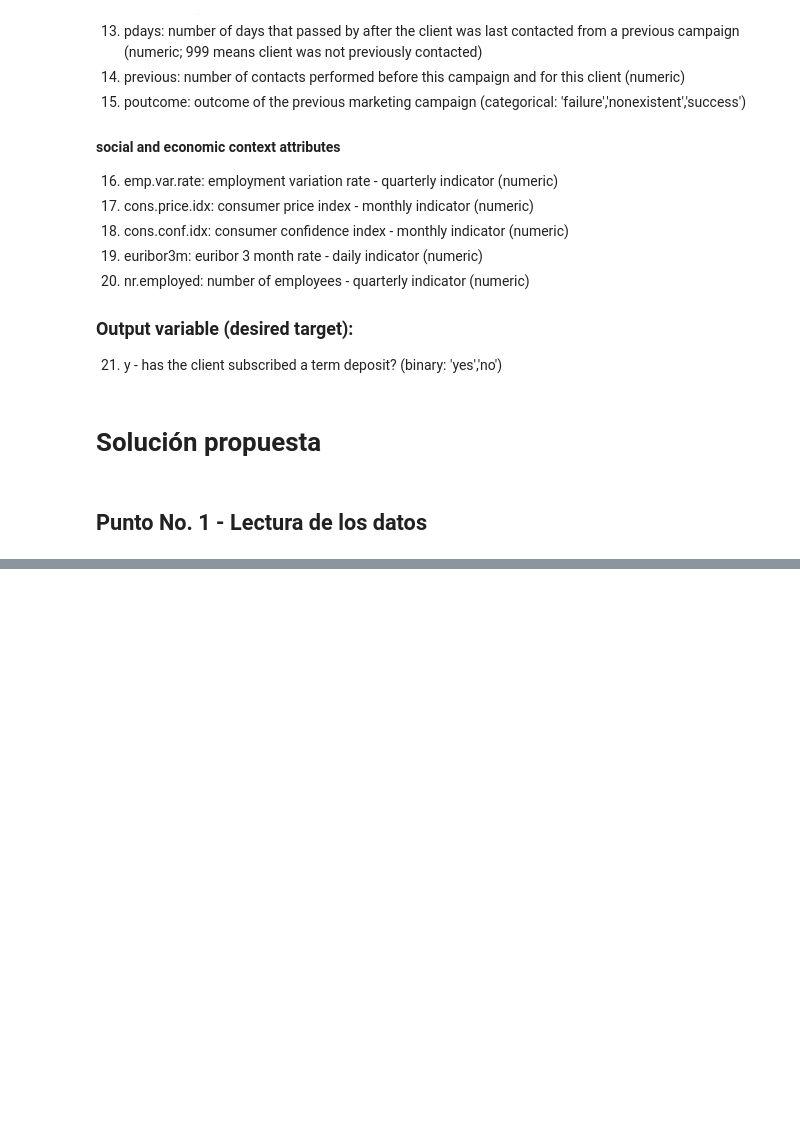
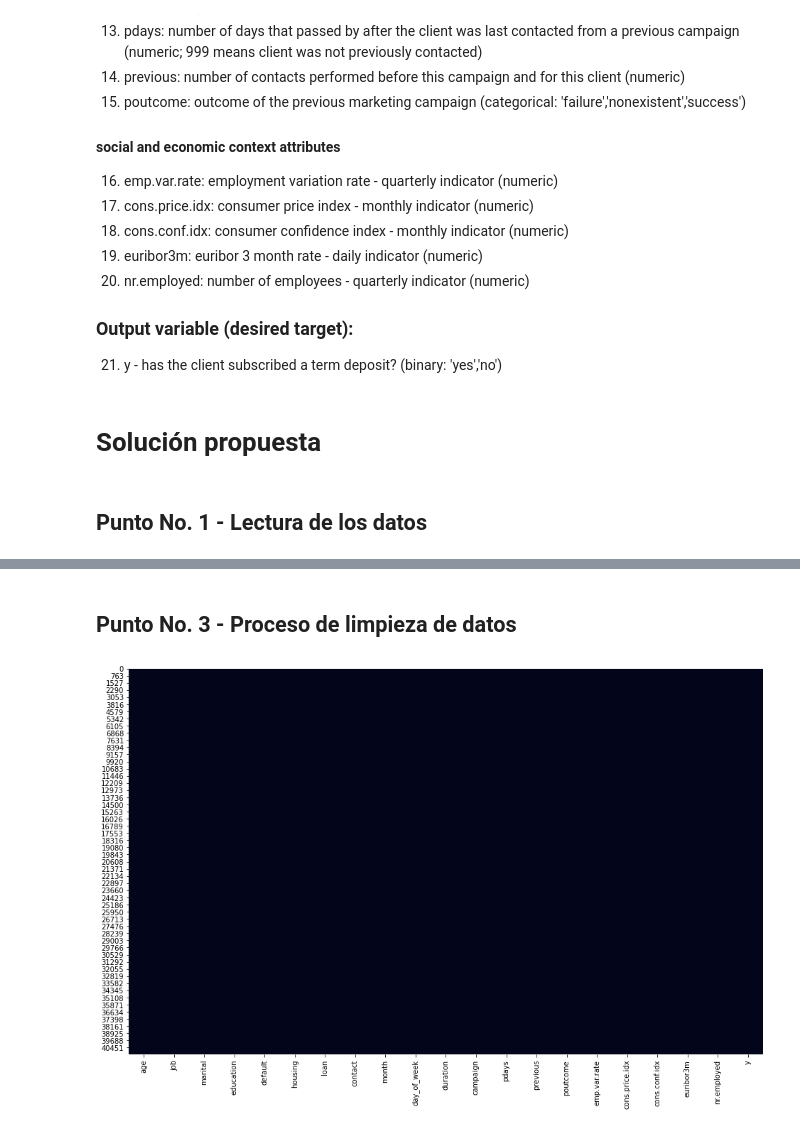
Before and after one commit to japarra27/cda-projects, a Jupyter notebook: Taller_No_4_Bank_Marketing.ipynb, the cells around one changed output, grey strips where cells are left out. Cells and saved outputs as stored; diff of their text form; code cells hidden in the pictures; blank space fills up the shorter version.

```diff
--- a/Taller_No_4_Bank_Marketing.ipynb
+++ b/Taller_No_4_Bank_Marketing.ipynb
@@ -134,2 +116,28 @@ profile = ProfileReport(df, title='Bank marketing profile report', explorative=T
 # %%
 profile.to_file("reporte.html")
+# %% [markdown]
+## Punto No. 3 - Proceso de limpieza de datos
+# %%
+# Configuración de variables
+dict_variables = {
+    "age": np.int8,
+    "job": "category",
+    "marital": "category",
+    "education": "category",
+    "default": "category",
+    "housing": "category",
+    "loan": "category",
+    "contact": "category",
+    "month": "category",
+    "day_of_week": "category",
+    "duration": np.int16,
+    "campaign": np.int16,
+    "pdays": np.int16,
+    "previous": np.int16,
+    "poutcome": "category",
+    "emp.var.rate": np.float32,
+    "cons.price.idx": np.float32,
+    "cons.conf.idx": np.float32,
+    "euribor3m": np.float32,
+    "nr.employed": np.float32
+}
@@ -135,0 +150,9 @@ profile.to_file("reporte.html")
+# %%
+# Eliminación de duplicados
+df = df.drop_duplicates()
+# %%
+# Overview valores faltantes
+plt.figure(figsize=(16, 10))
+sns.heatmap(df.isnull(), cbar=False);
+# %% [output]
+[figure, added]
```
Also changed, not shown: parts of 18 cells of this notebook.
